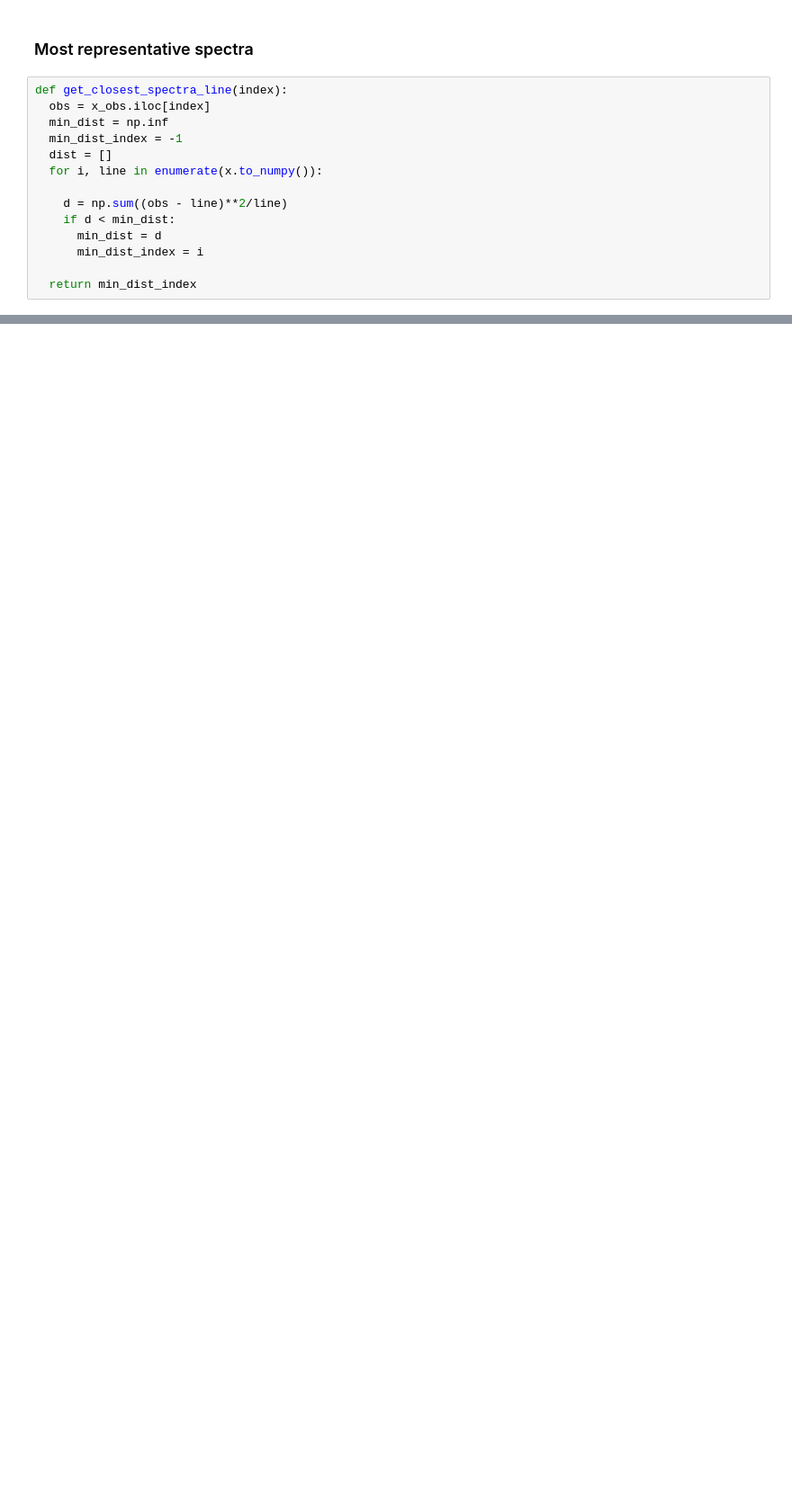
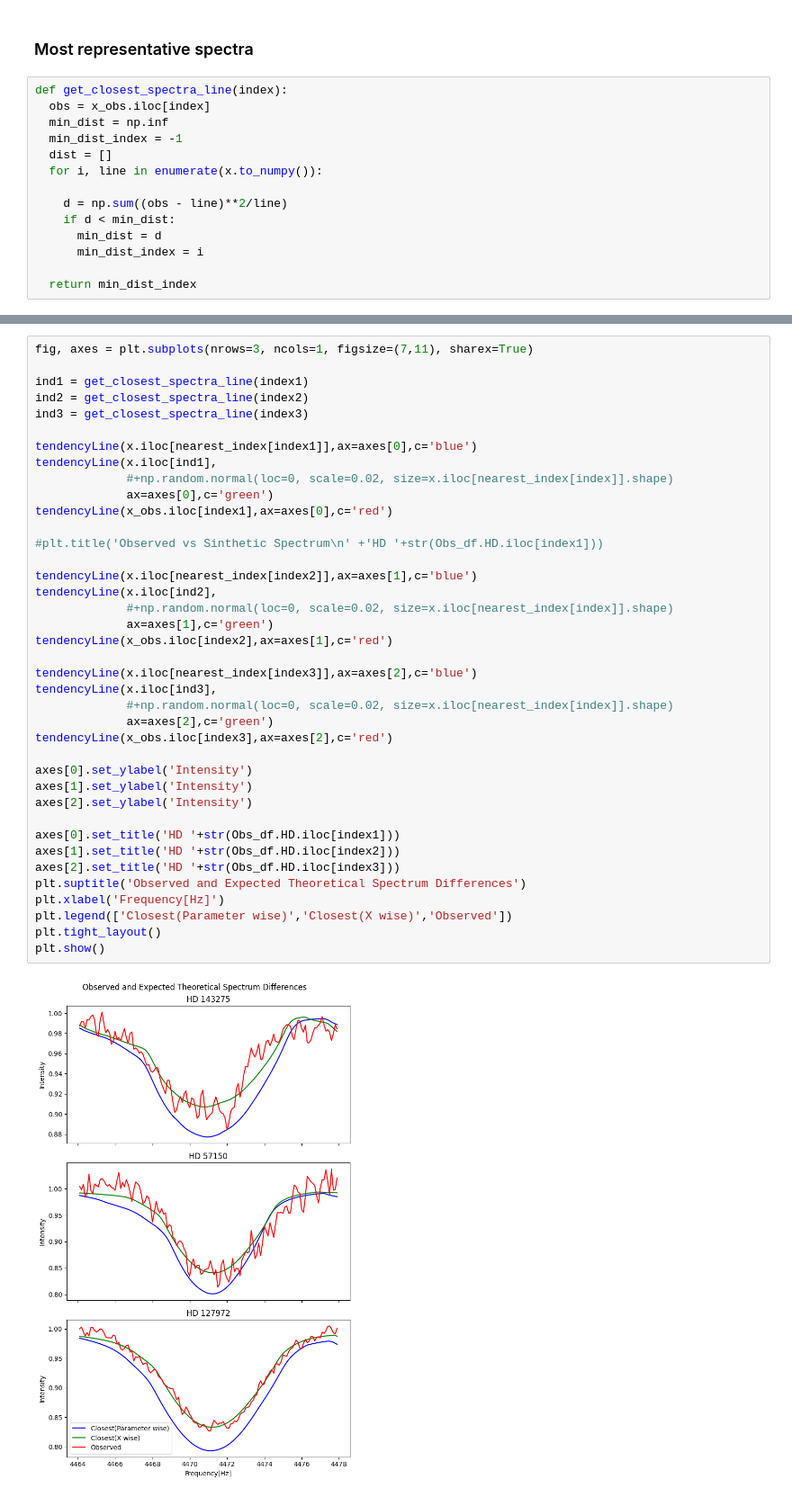
Before and after one commit to chum1ngo/StellarParametraPredictionDeepEnsemble, a Jupyter notebook: Resources/EDA.ipynb, the cells around one changed output, grey strips where cells are left out. Shown at 90% size. Saved outputs shown, nothing was run; the diff lists cells and outputs as text; blank space fills up the shorter version.

```diff
--- a/Resources/EDA.ipynb
+++ b/Resources/EDA.ipynb
@@ -698,0 +529,41 @@ prediccion
+# %%
+fig, axes = plt.subplots(nrows=3, ncols=1, figsize=(7,11), sharex=True)
+
+ind1 = get_closest_spectra_line(index1)
+ind2 = get_closest_spectra_line(index2)
+ind3 = get_closest_spectra_line(index3)
+
+tendencyLine(x.iloc[nearest_index[index1]],ax=axes[0],c='blue')
+tendencyLine(x.iloc[ind1],
+             #+np.random.normal(loc=0, scale=0.02, size=x.iloc[nearest_index[index]].shape)
+             ax=axes[0],c='green')
+tendencyLine(x_obs.iloc[index1],ax=axes[0],c='red')
+
+#plt.title('Observed vs Sinthetic Spectrum\n' +'HD '+str(Obs_df.HD.iloc[index1]))
+
+tendencyLine(x.iloc[nearest_index[index2]],ax=axes[1],c='blue')
+tendencyLine(x.iloc[ind2],
+             #+np.random.normal(loc=0, scale=0.02, size=x.iloc[nearest_index[index]].shape)
+             ax=axes[1],c='green')
+tendencyLine(x_obs.iloc[index2],ax=axes[1],c='red')
+
+tendencyLine(x.iloc[nearest_index[index3]],ax=axes[2],c='blue')
+tendencyLine(x.iloc[ind3],
+             #+np.random.normal(loc=0, scale=0.02, size=x.iloc[nearest_index[index]].shape)
+             ax=axes[2],c='green')
+tendencyLine(x_obs.iloc[index3],ax=axes[2],c='red')
+
+axes[0].set_ylabel('Intensity')
+axes[1].set_ylabel('Intensity')
+axes[2].set_ylabel('Intensity')
+
+axes[0].set_title('HD '+str(Obs_df.HD.iloc[index1]))
+axes[1].set_title('HD '+str(Obs_df.HD.iloc[index2]))
+axes[2].set_title('HD '+str(Obs_df.HD.iloc[index3]))
+plt.suptitle('Observed and Expected Theoretical Spectrum Differences')
+plt.xlabel('Frequency[Hz]')
+plt.legend(['Closest(Parameter wise)','Closest(X wise)','Observed'])
+plt.tight_layout()
+plt.show()
+# %% [output]
+[figure, added]
```
Also changed, not shown: parts of 48 cells of this notebook.
